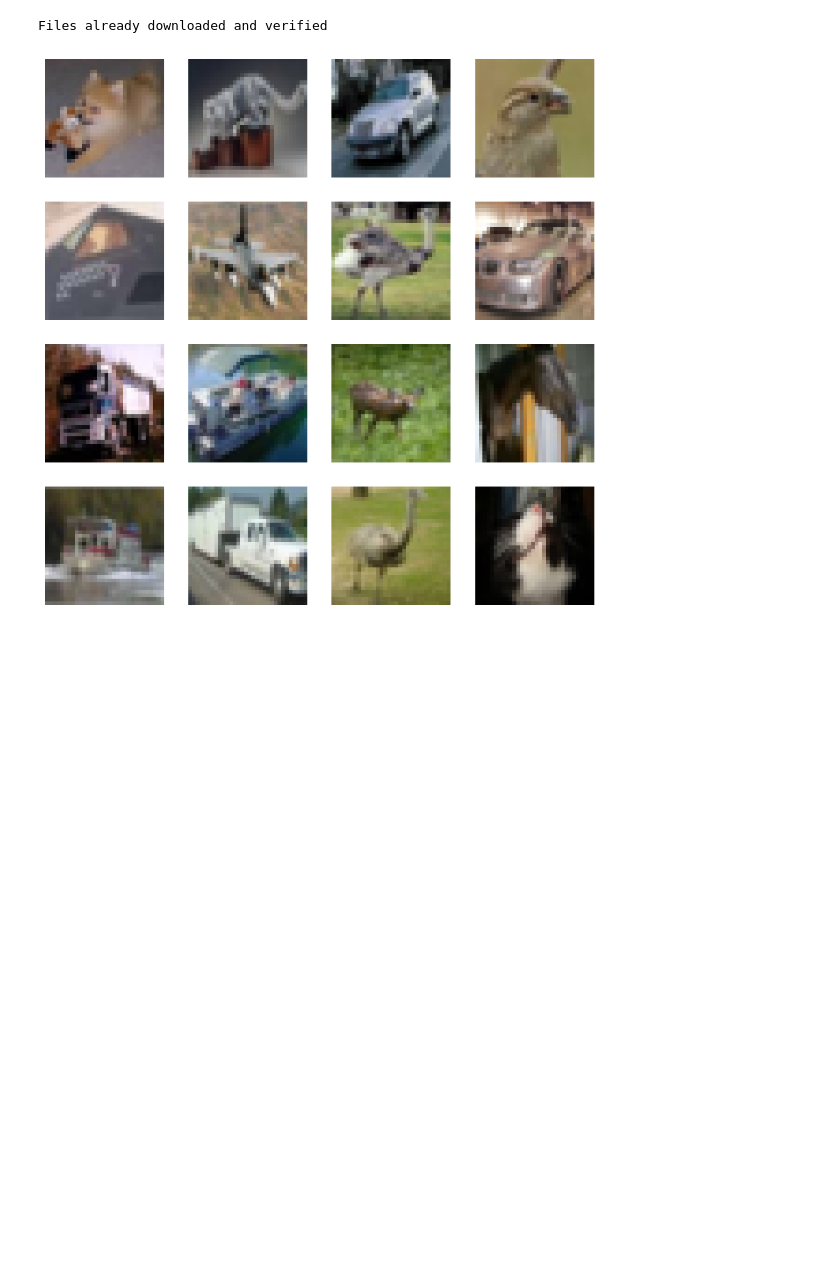
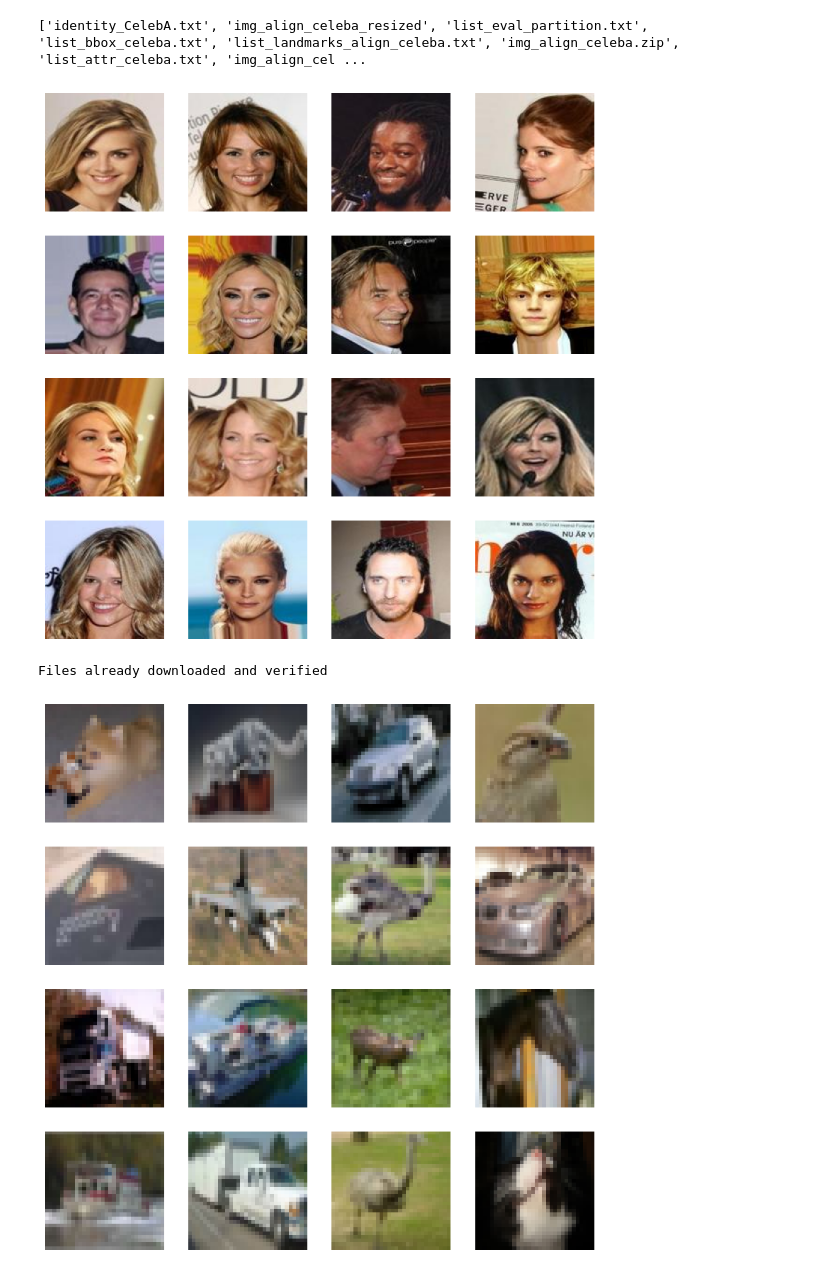
Before and after one commit to mselmangokmen/consistency-model-unofficial, a Jupyter notebook: test.ipynb, the cells around one changed output. Cells and saved outputs as stored; diff of their text form; code cells hidden in the pictures; blank space fills up the shorter version.

```diff
--- a/test.ipynb
+++ b/test.ipynb
@@ -5,11 +5,31 @@ import matplotlib.pyplot as plt
 import torchvision
 import numpy as np
 from datasetloader import Cifar10Loader
+from datasetloader import CelebALoader
+from datasetloader import CelebALoader128
 from forward_process import forward_process_for_single_image
 class Cifar10Visualizer():
 
     def __init__(self, cifar10_loader):
         self.loader = cifar10_loader
+
+    def show_images(self, num_images=16):
+        data_iter = iter(self.loader.dataloader)
+        images, _ = next(data_iter)
+
+        fig, axes = plt.subplots(nrows=num_images // 4, ncols=4, figsize=(10, 10))
+
+        for i in range(num_images):
+            img = torchvision.transforms.ToPILImage()(images[i] / 2 + 0.5)
+            axes[i // 4, i % 4].imshow(img)
+            axes[i // 4, i % 4].axis('off')
+
+        plt.show()
+
+class CelebAVisualizer():
+
+    def __init__(self, celeba_loader):
+        self.loader = celeba_loader
 
     def show_images(self, num_images=16):
         data_iter = iter(self.loader.dataloader)
@@ -63,6 +83,15 @@ def show_images(images, row=5,col=20):
                 axes[r, c].axis('off')
 
         plt.show()
+# %%
+
+batch_size = 16
+celeba_loader = CelebALoader128(batch_size)
+visualizer = CelebAVisualizer(celeba_loader)
+visualizer.show_images(num_images=16)
+# %% [output]
+['identity_CelebA.txt', 'img_align_celeba_resized', 'list_eval_partition.txt', 'list_bbox_celeba.txt', 'list_landmarks_align_celeba.txt', 'img_align_celeba.zip', 'list_attr_celeba.txt', 'img_align_cel ...
+[figure, added]
 # %%
 
 batch_size = 16
```
Also changed, not shown: 38 other files.
